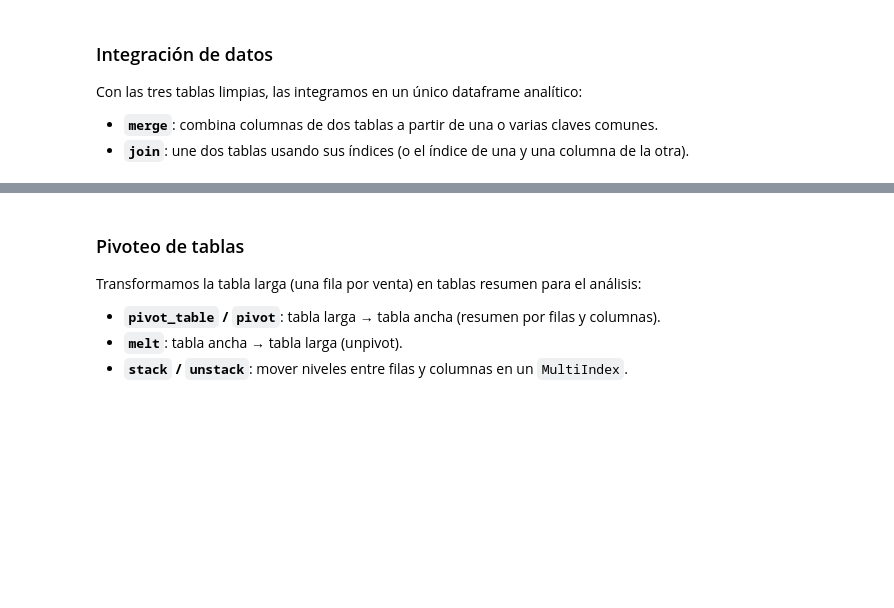
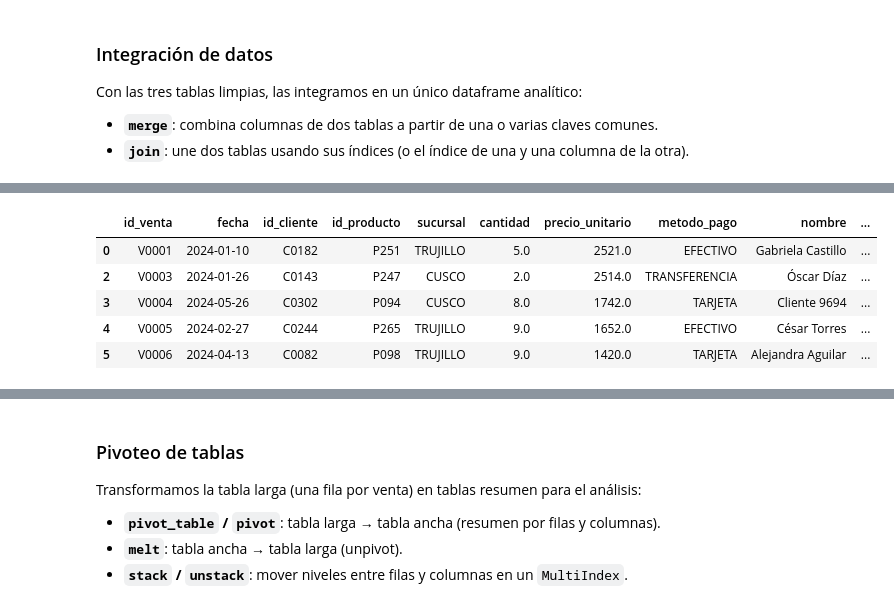
Before and after one commit to marlonleandro/curso-python-analisis, a Jupyter notebook: 13.Transformacion_e_integracion_de_datos.ipynb, the cells around one changed output, grey strips where cells are left out. Cells and saved outputs as stored; diff of their text form; code cells hidden in the pictures; blank space fills up the shorter version.

```diff
--- a/13.Transformacion_e_integracion_de_datos.ipynb
+++ b/13.Transformacion_e_integracion_de_datos.ipynb
@@ -164 +254,14 @@ df_join[["id_venta", "id_cliente", "nombre", "ciudad", "segmento"]].head()
+# %%
+# Agregamos el cruce con productos usando join
+df_join = df_join.join(
+    productos_limpio.set_index("id_producto"), on="id_producto", how="left"
+)
+df_join.head()
+# %% [output]
+|  | id_venta | fecha | id_cliente | id_producto | sucursal | cantidad | precio_unitario | metodo_pago | nombre | ... |
+| 0 | V0001 | 2024-01-10 | C0182 | P251 | TRUJILLO | 5.0 | 2521.0 | EFECTIVO | Gabriela Castillo | ... |
+| 2 | V0003 | 2024-01-26 | C0143 | P247 | CUSCO | 2.0 | 2514.0 | TRANSFERENCIA | Óscar Díaz | ... |
+| 3 | V0004 | 2024-05-26 | C0302 | P094 | CUSCO | 8.0 | 1742.0 | TARJETA | Cliente 9694 | ... |
+| 4 | V0005 | 2024-02-27 | C0244 | P265 | TRUJILLO | 9.0 | 1652.0 | EFECTIVO | César Torres | ... |
+| 5 | V0006 | 2024-04-13 | C0082 | P098 | TRUJILLO | 9.0 | 1420.0 | TARJETA | Alejandra Aguilar | ... |
 # %%
```
Also changed, not shown: parts of 23 cells of this notebook, 4 other files.
